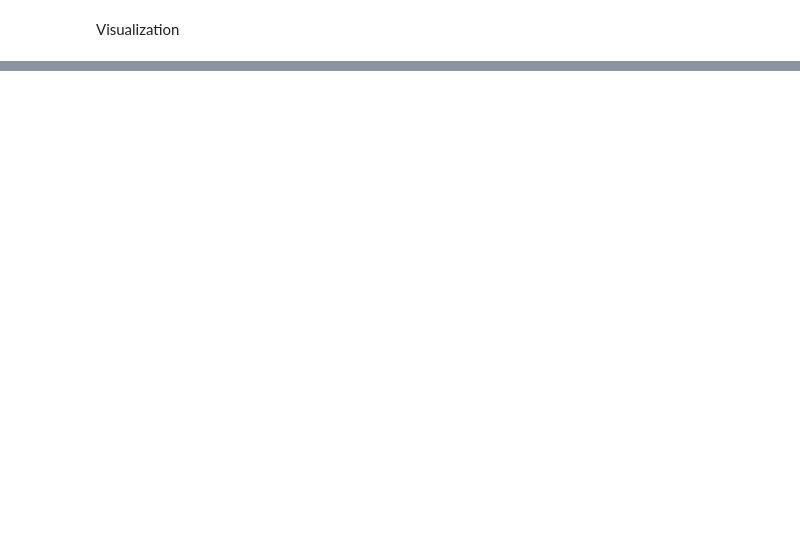
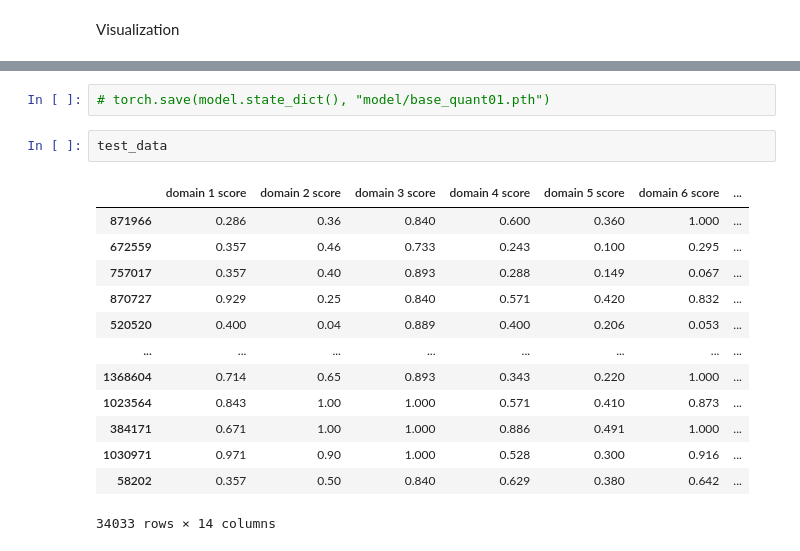
Before and after one commit to twchen88/ct_research, a Jupyter notebook: baseline_quant.ipynb, the cells around one changed output, grey strips where cells are left out. Cells and saved outputs as stored; diff of their text form; blank space fills up the shorter version.

```diff
--- a/baseline_quant.ipynb
+++ b/baseline_quant.ipynb
@@ -543,0 +636,18 @@ plt.legend()
+# %%
+# torch.save(model.state_dict(), "model/base_quant01.pth")
+# %%
+test_data
+# %% [output]
+|  | domain 1 score | domain 2 score | domain 3 score | domain 4 score | domain 5 score | domain 6 score | ... |
+| 871966 | 0.286 | 0.36 | 0.840 | 0.600 | 0.360 | 1.000 | ... |
+| 672559 | 0.357 | 0.46 | 0.733 | 0.243 | 0.100 | 0.295 | ... |
+| 757017 | 0.357 | 0.40 | 0.893 | 0.288 | 0.149 | 0.067 | ... |
+| 870727 | 0.929 | 0.25 | 0.840 | 0.571 | 0.420 | 0.832 | ... |
+| 520520 | 0.400 | 0.04 | 0.889 | 0.400 | 0.206 | 0.053 | ... |
+| ... | ... | ... | ... | ... | ... | ... | ... |
+| 1368604 | 0.714 | 0.65 | 0.893 | 0.343 | 0.220 | 1.000 | ... |
+| 1023564 | 0.843 | 1.00 | 1.000 | 0.571 | 0.410 | 0.873 | ... |
+| 384171 | 0.671 | 1.00 | 1.000 | 0.886 | 0.491 | 1.000 | ... |
+| 1030971 | 0.971 | 0.90 | 1.000 | 0.528 | 0.300 | 0.916 | ... |
+| 58202 | 0.357 | 0.50 | 0.840 | 0.629 | 0.380 | 0.642 | ... |
+34033 rows × 14 columns
```
Also changed, not shown: parts of 42 cells of this notebook.
